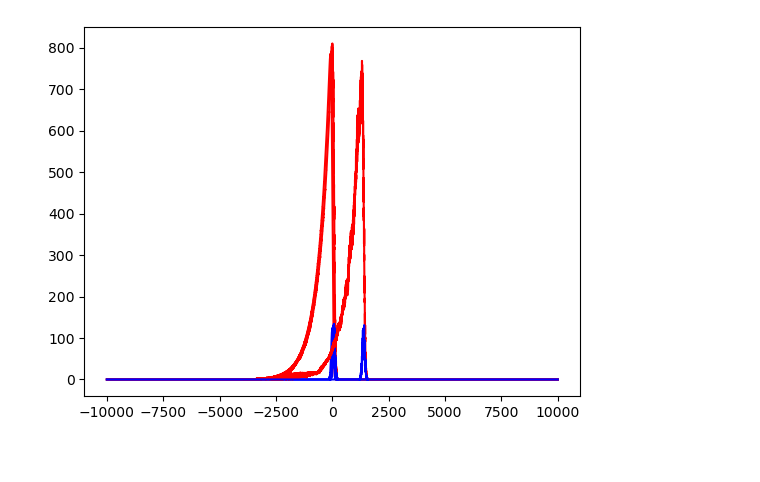
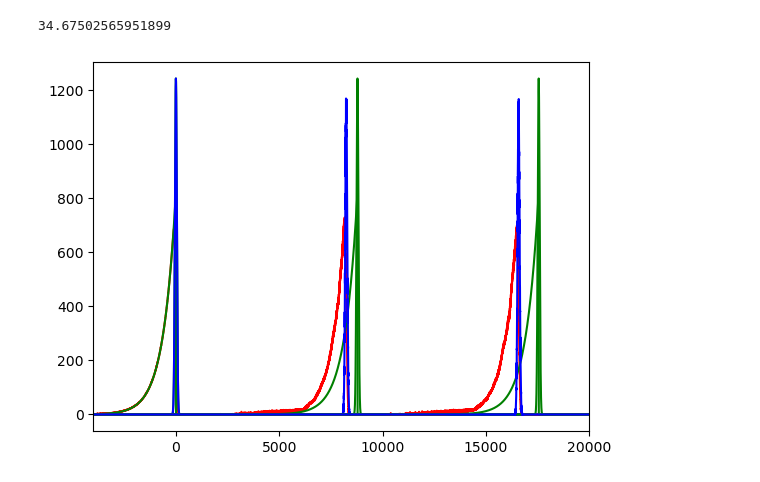
Before and after one commit to zhizhang1445/CRISPR_Sim, a Jupyter notebook: SimulationAnalysis/waveAnalysis1D.ipynb, the cells around one changed output. Saved outputs shown, nothing was run; the diff lists cells and outputs as text; code cells hidden in the pictures.

```diff
--- a/SimulationAnalysis/waveAnalysis1D.ipynb
+++ b/SimulationAnalysis/waveAnalysis1D.ipynb
@@ -26,15 +27,28 @@ from formulas import gaussian1D
 # %%
-folder = "../Data_1D_Test_A_1"
+folder = "../Data_1D_Test_Np_1000"
 params, sim_params = read_json(folder)
+# %%
+params["tau"]
+# %% [output]
+34.67502565951899
 # %%
 x_lim = sim_params["xdomain"]
 dx = sim_params["dx"]
 x_range = np.arange(-x_lim, x_lim, dx)
 # %%
-for t in [0, 5, 88]:
+from formulas import trail_exp
+
+
+for t in [0, 500, 999]:
     nh = np.load(folder + f"/frame_nh{t}.npy")
     n = np.load(folder + f"/frame_n{t}.npy")
     plt.plot(x_range, nh, color = "red")
+    plt.plot(x_range, gaussian1D(x_range, t, params, sim_params), color = "green", label = "Theory")
+    plt.plot(x_range, trail_exp(x_range, t, params, sim_params), color = "green", label = "Theory")
     plt.plot(x_range, n, color = "blue")
+
+# plt.legend()
+plt.xlim(-4000, 20000)
+plt.show()
 # %% [output]
-[figure, old version]
+[figure, new version]
```
Also changed, not shown: parts of 20 cells of this notebook, 25 other files.
